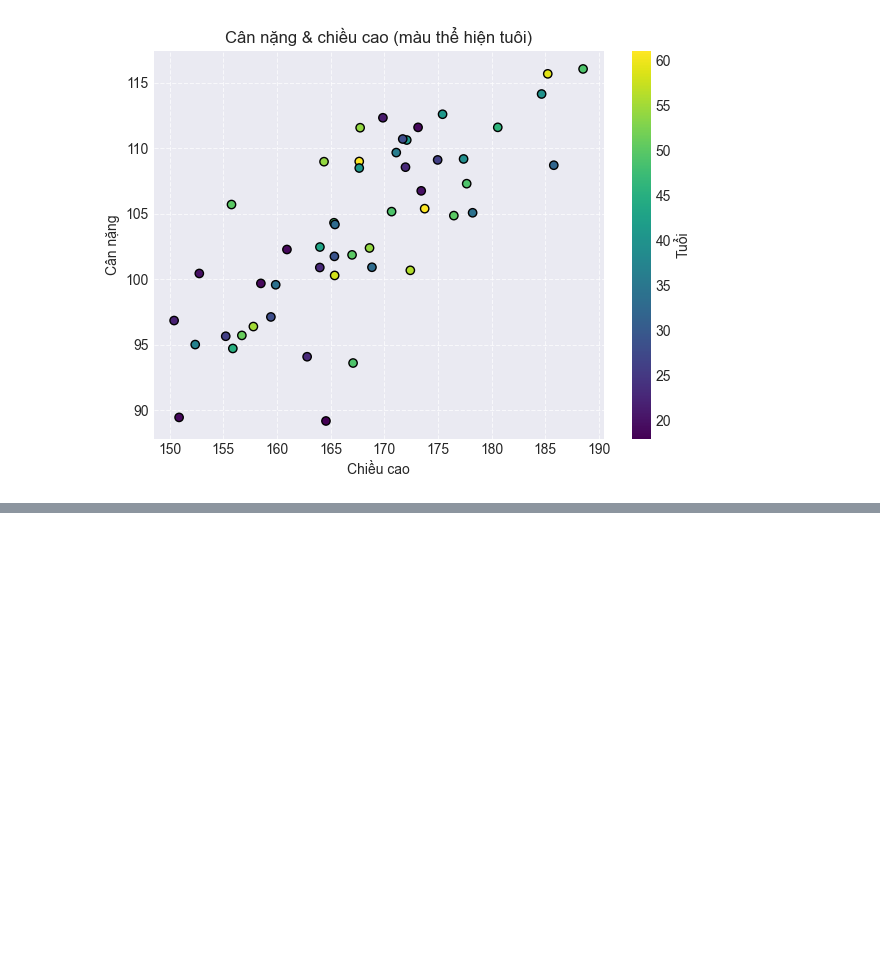
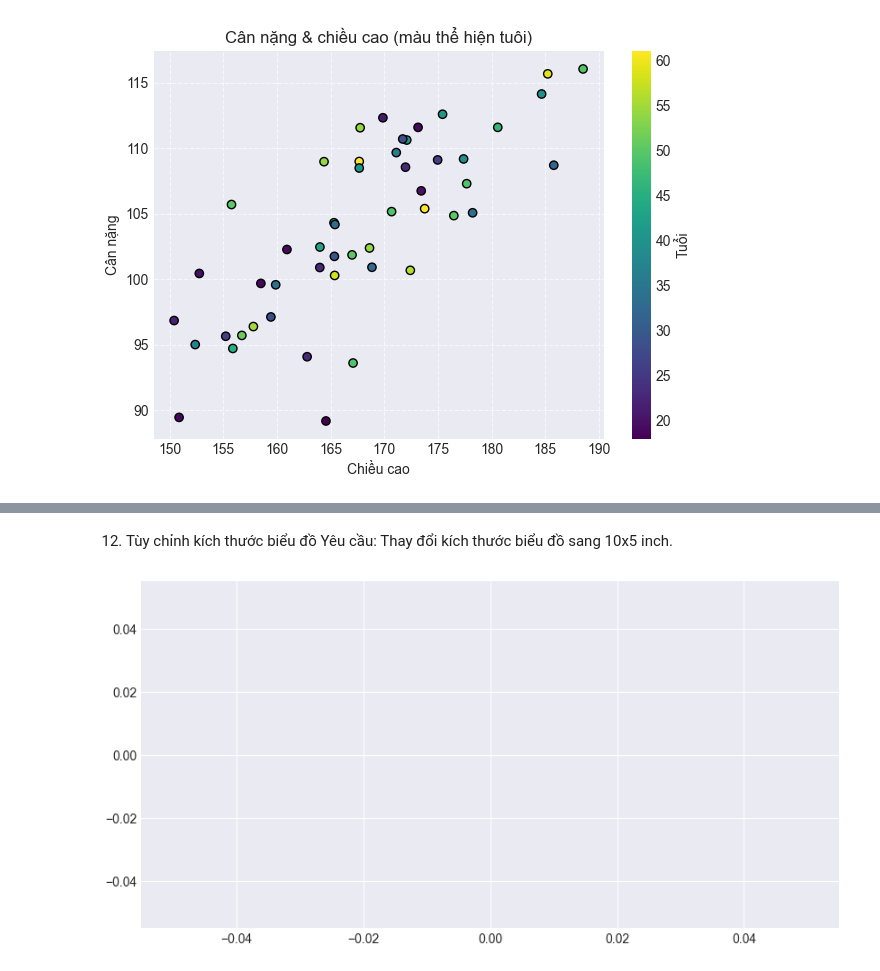
Before and after one commit to TruongQuangPhat/AI-Journey, a Jupyter notebook: Matplotlib/Matplotlib_Excercise.ipynb, the cells around one changed output, grey strips where cells are left out. Cells and saved outputs as stored; diff of their text form; code cells hidden in the pictures; blank space fills up the shorter version.

```diff
--- a/Matplotlib/Matplotlib_Excercise.ipynb
+++ b/Matplotlib/Matplotlib_Excercise.ipynb
@@ -263,0 +288,9 @@ plt.show()
+# %% [markdown]
+12. Tùy chỉnh kích thước biểu đồ
+Yêu cầu: Thay đổi kích thước biểu đồ sang 10x5 inch.
+# %%
+plt.figure(figsize=(10, 5))
+plt.plot()
+plt.show();
+# %% [output]
+[figure, added]
```
Also changed, not shown: parts of 19 cells of this notebook, 6 other files.
